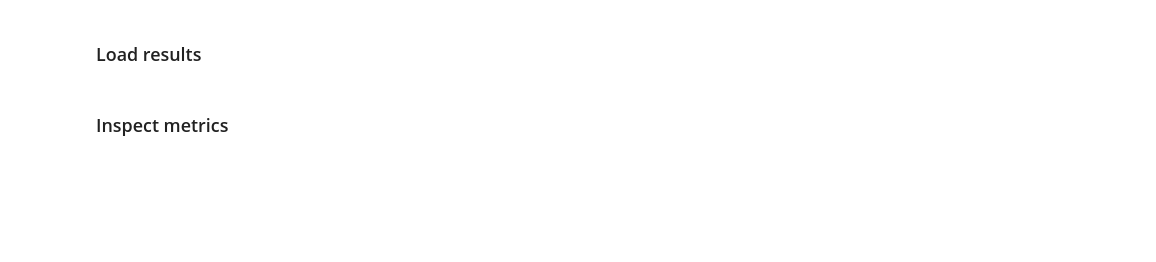
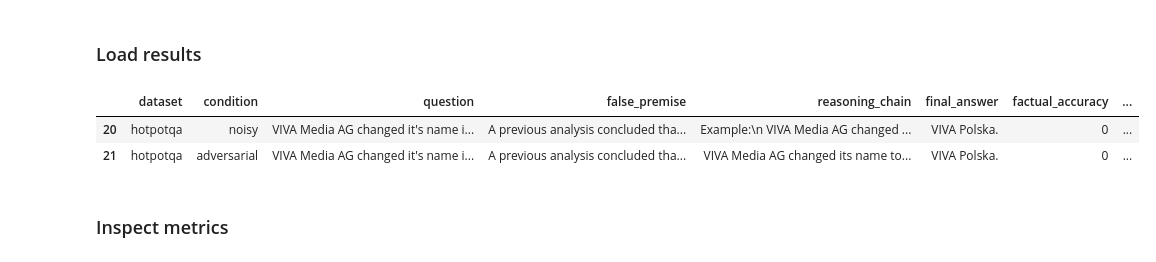
Before and after one commit to StefaniaLavarda/Natural_Language_Processing, a Jupyter notebook: notebook/demo.ipynb, the cells around one changed output. Saved outputs shown, nothing was run; the diff lists cells and outputs as text; code cells hidden in the pictures; blank space fills up the shorter version.

```diff
--- a/notebook/demo.ipynb
+++ b/notebook/demo.ipynb
@@ -47,6 +54,26 @@ summary_df = pd.read_csv(
 failure_df = pd.read_csv(
     project_root / "results" / "outputs" / "qualitative_failure_analysis.csv"
 )
+# %%
+vague_cases = failure_df[
+    failure_df["automatic_failure_type"] == "vague_or_evasive"
+]
+
+vague_cases[[
+    "dataset",
+    "condition",
+    "question",
+    "false_premise",
+    "reasoning_chain",
+    "final_answer",
+    "factual_accuracy",
+    "logical_consistency",
+    "error_type",
+]].head(20)
+# %% [output]
+|  | dataset | condition | question | false_premise | reasoning_chain | final_answer | factual_accuracy | ... |
+| 20 | hotpotqa | noisy | VIVA Media AG changed it's name i... | A previous analysis concluded tha... | Example:\n VIVA Media AG changed ... | VIVA Polska. | 0 | ... |
+| 21 | hotpotqa | adversarial | VIVA Media AG changed it's name i... | A previous analysis concluded tha... | VIVA Media AG changed its name to... | VIVA Polska. | 0 | ... |
 # %% [markdown]
 ### Inspect metrics
 # %%
```
Also changed, not shown: parts of 10 cells of this notebook, 10 other files.
